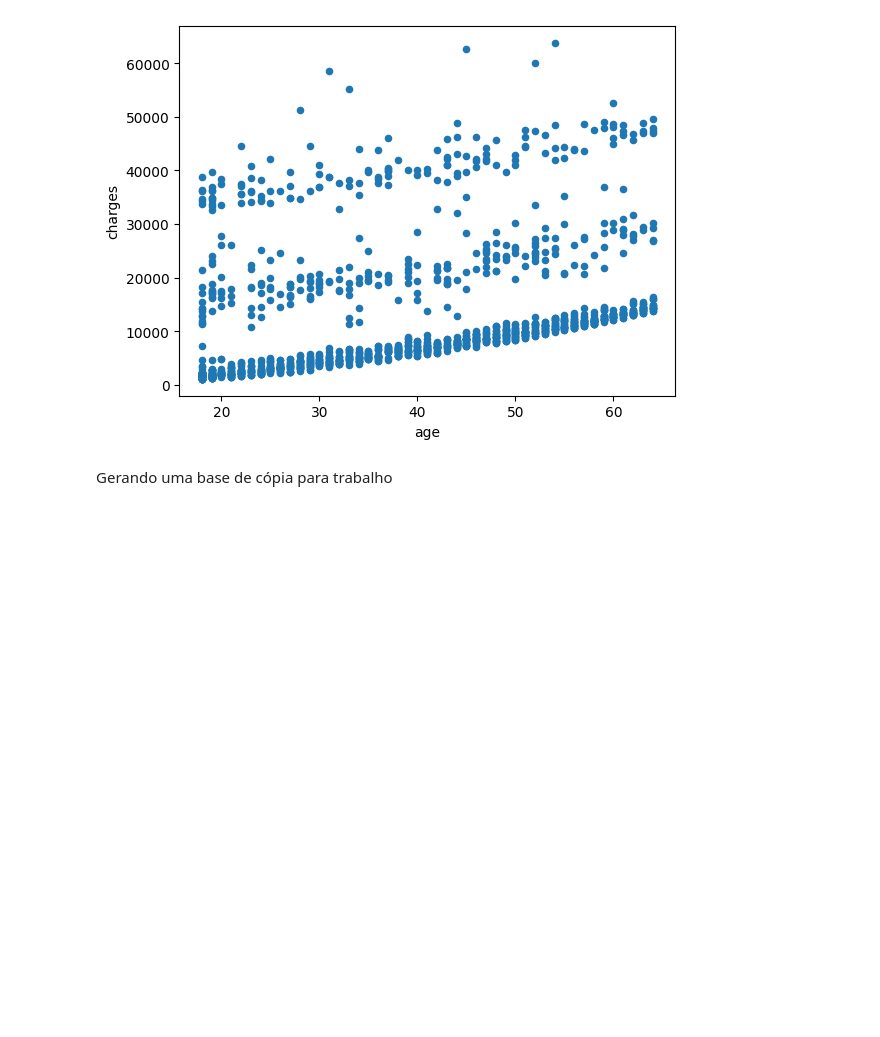
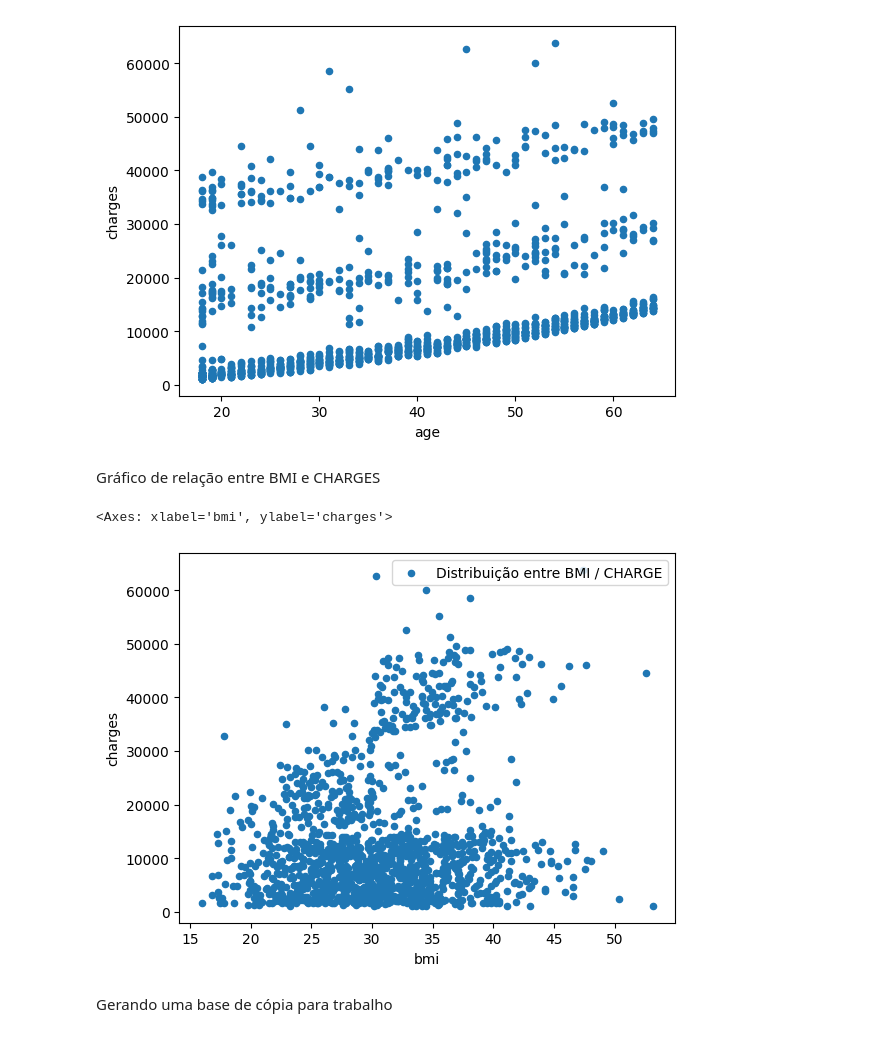
Before and after one commit to FIAP-3IADT-G11/tech-challenge-1, a Jupyter notebook: tech_challenge_notebook.ipynb, the cells around one changed output. Drawn from its saved outputs; the diff is of its cells as text; code cells hidden in the pictures; blank space fills up the shorter version.

```diff
--- a/tech_challenge_notebook.ipynb
+++ b/tech_challenge_notebook.ipynb
@@ -104,6 +110,13 @@ df.plot.scatter(x='age', y='charges')
 # %% [output]
 <Axes: xlabel='age', ylabel='charges'>
 [figure]
+# %% [markdown]
+Gráfico de relação entre BMI e CHARGES
+# %%
+df.plot.scatter(x='bmi', y='charges', label='Distribuição entre BMI / CHARGE')
+# %% [output]
+<Axes: xlabel='bmi', ylabel='charges'>
+[figure, added]
 # %% [markdown]
 Gerando uma base de cópia para trabalho
 # %%
```
Also changed, not shown: parts of 16 cells of this notebook.
